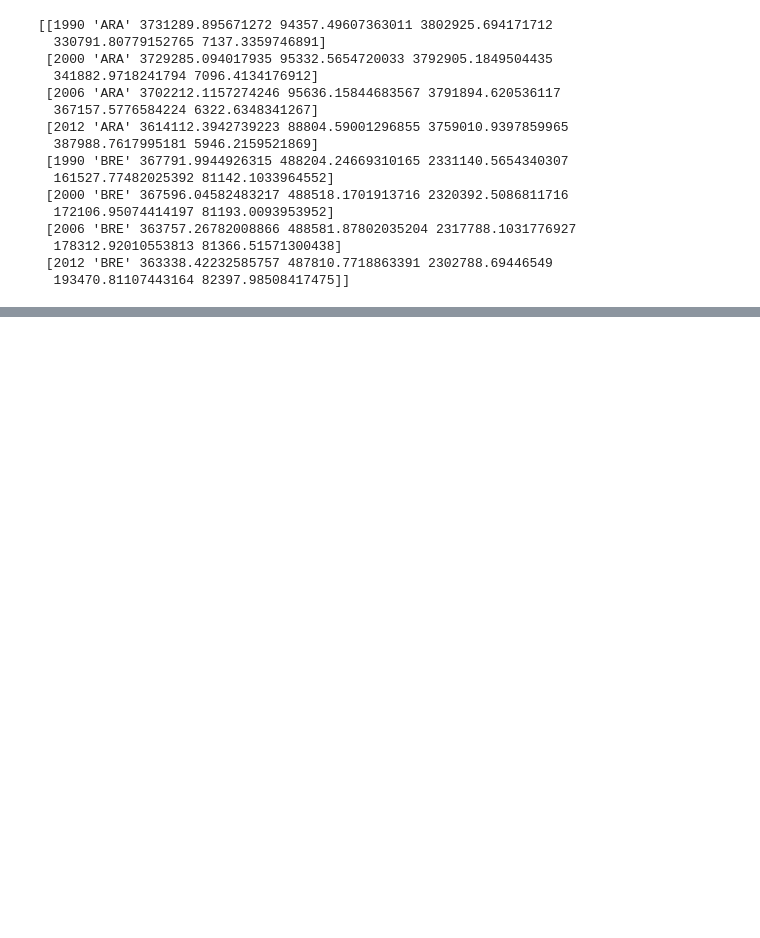
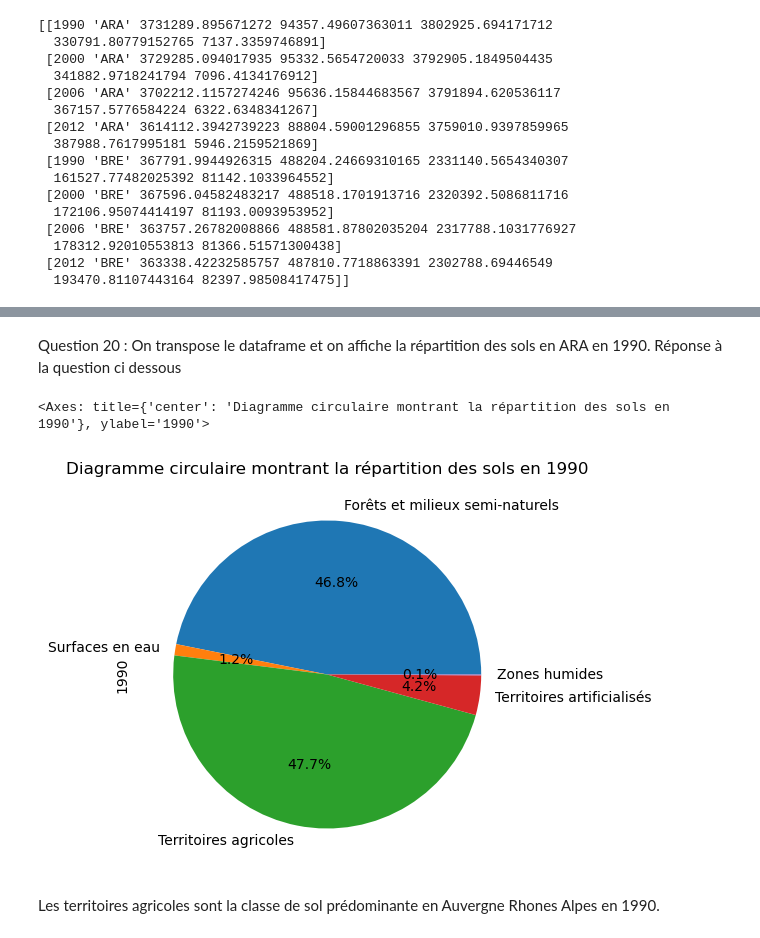
Before and after one commit to edouard61430-agro/Projet-L3-python-partie-2-, a Jupyter notebook: analyse_donnees_land_cover.ipynb, the cells around one changed output, grey strips where cells are left out. Cells and saved outputs as stored; diff of their text form; code cells hidden in the pictures; blank space fills up the shorter version.

```diff
--- a/analyse_donnees_land_cover.ipynb
+++ b/analyse_donnees_land_cover.ipynb
@@ -27,0 +108,17 @@ print(surfaces)
+# %% [markdown]
+Question 20 : On transpose le dataframe et on affiche la répartition des sols en ARA en 1990. Réponse à la question ci dessous
+# %%
+df_ara = df.loc['ARA']
+
+df_ara_transpose = df_ara.T
+df_ara_transpose[1990].plot(
+    kind='pie',
+    figsize=(10, 5),
+    title='Diagramme circulaire montrant la répartition des sols en 1990',
+    autopct="%1.1f%%"
+    )
+# %% [output]
+<Axes: title={'center': 'Diagramme circulaire montrant la répartition des sols en 1990'}, ylabel='1990'>
+[figure, added]
+# %% [markdown]
+Les territoires agricoles sont la classe de sol prédominante en Auvergne Rhones Alpes en 1990.
```
Also changed, not shown: parts of 9 cells of this notebook.
